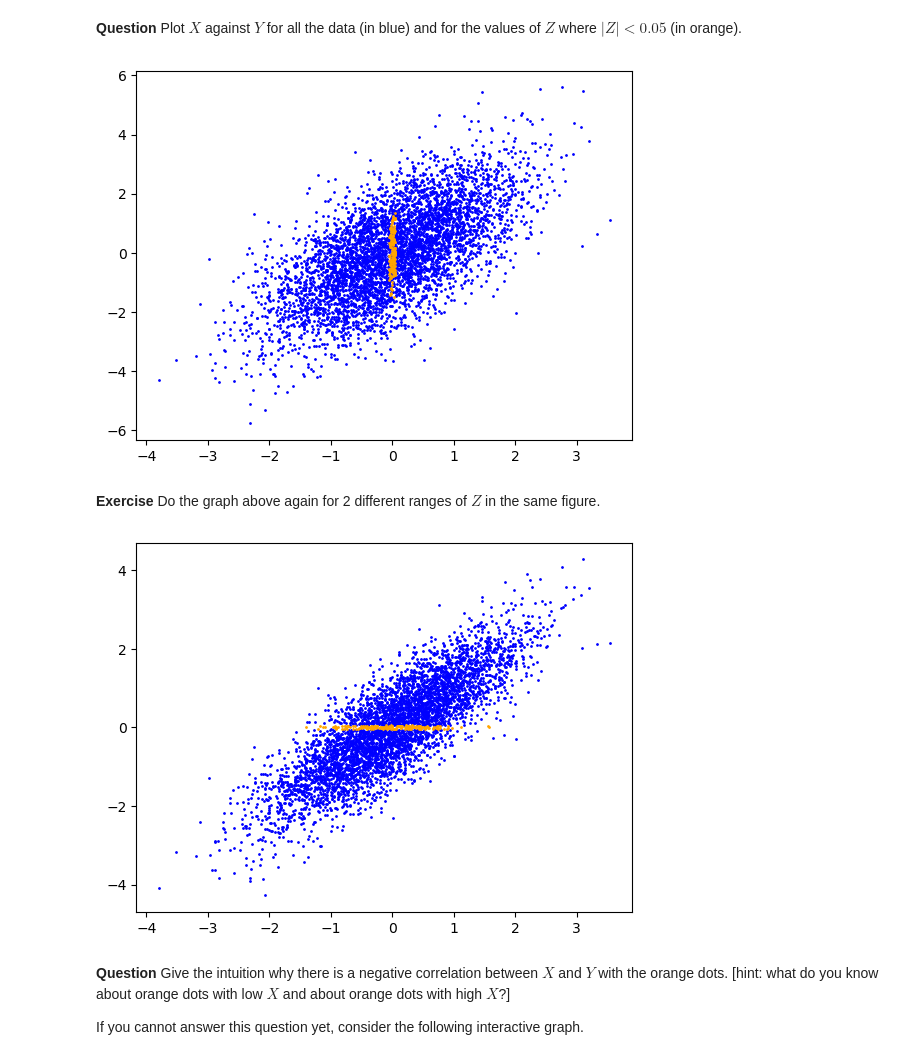
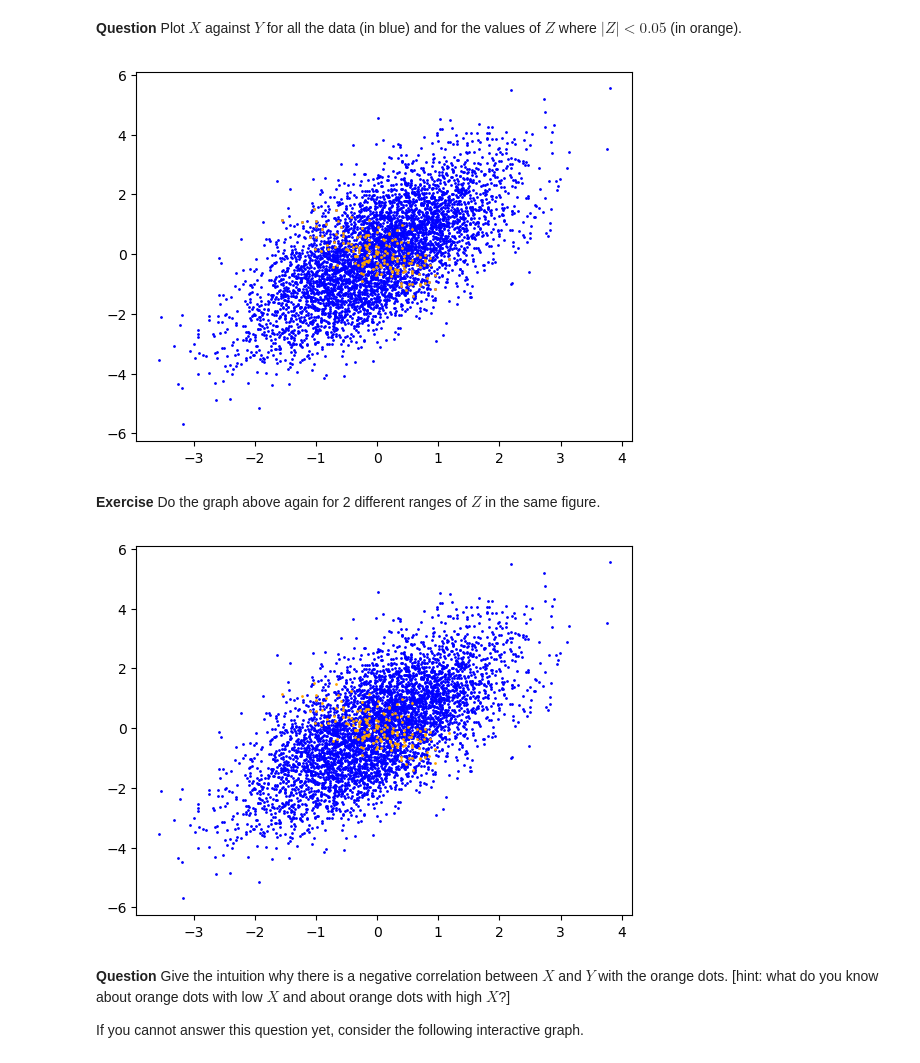
Before and after one commit to cejkiebo/msc_datascience, a Jupyter notebook: Statistical_Hacking.ipynb, the cells around one changed output. Drawn from its saved outputs; the diff is of its cells as text; code cells hidden in the pictures.

Commit message:
Plot x against y conditional on selected/not selected z in Statistical_Hacking.ipynb

```diff
--- a/Statistical_Hacking.ipynb
+++ b/Statistical_Hacking.ipynb
@@ -863,18 +863,18 @@ df_collider.head()
 # %%
 # YOUR CODE HERE
 plt.scatter('X', 'Y', data = df_collider, color='blue', s=1)
-plt.scatter('Z', 'Y', data = df_collider[df_collider['selected'] == True], color='orange', s=1)
+plt.scatter('X', 'Y', data = df_collider[df_collider['selected'] == True], color='orange', s=1)
 plt.show()
 # %% [output]
-[figure, old version]
+[figure, new version]
 # %% [markdown]
 **Exercise** Do the graph above again for 2 different ranges of $Z$ in the same figure.
 # %%
-plt.scatter('X', 'Z', data = df_collider[df_collider['selected'] == False], color='blue', s=1)
-plt.scatter('X', 'Z', data = df_collider[df_collider['selected'] == True], color='orange', s=1)
+plt.scatter('X', 'Y', data = df_collider[df_collider['selected'] == False], color='blue', s=1)
+plt.scatter('X', 'Y', data = df_collider[df_collider['selected'] == True], color='orange', s=1)
 plt.show()
 # %% [output]
-[figure, old version]
+[figure, new version]
 # %% [markdown]
 **Question** Give the intuition why there is a negative correlation between $X$ and $Y$ with the orange dots. [hint: what do you know about orange dots with low $X$ and about orange dots with high $X$?]
 
```
Also changed, not shown: parts of 2 cells of this notebook.
